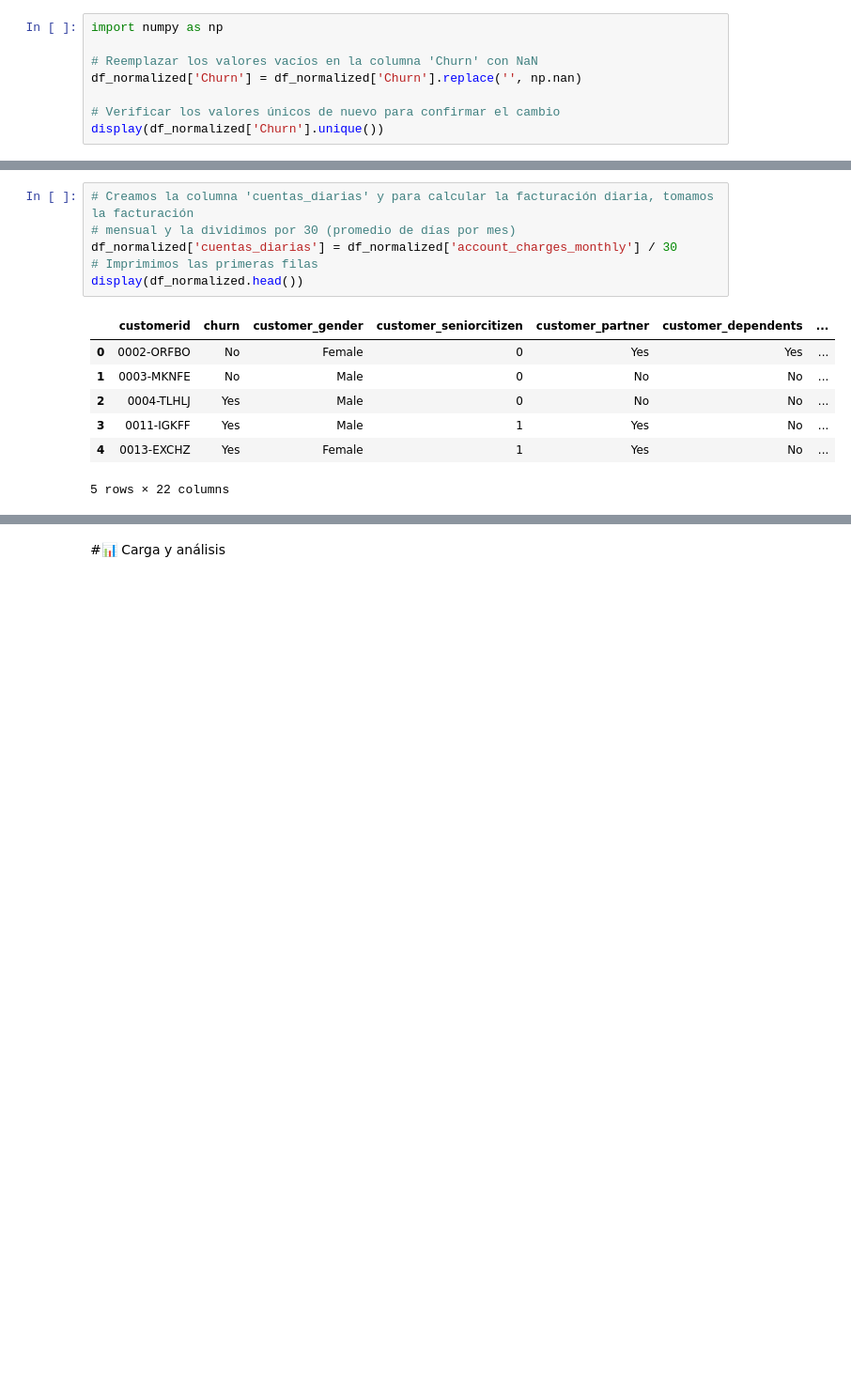
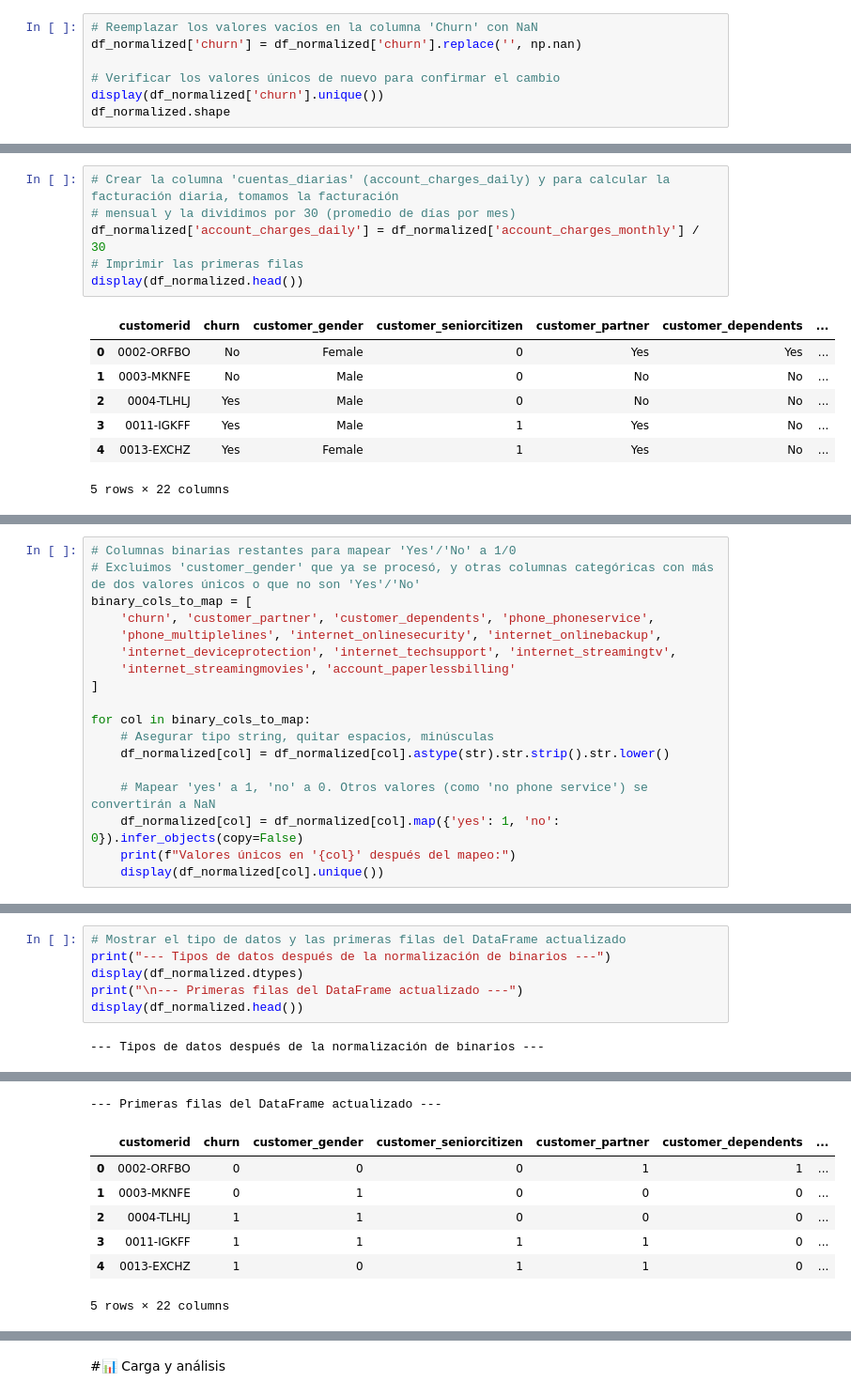
Before and after one commit to Gaby46Pe/challenge2-data-science-LATAM-gap, a Jupyter notebook: TelecomX_LATAM.ipynb, the cells around one changed output, grey strips where cells are left out. Shown at 94% size. Saved outputs shown, nothing was run; the diff lists cells and outputs as text; blank space fills up the shorter version.

Commit message:
Actualización del notebook TelecomX_LATAM.ipynb para reflejar cambios recientes en el preprocesamiento de datos y la normalización.

```diff
--- a/TelecomX_LATAM.ipynb
+++ b/TelecomX_LATAM.ipynb
@@ -99,10 +194,9 @@ array(['Female', 'Male'], dtype=object)
 # %%
-import numpy as np
-
 # Reemplazar los valores vacíos en la columna 'Churn' con NaN
-df_normalized['Churn'] = df_normalized['Churn'].replace('', np.nan)
+df_normalized['churn'] = df_normalized['churn'].replace('', np.nan)
 
 # Verificar los valores únicos de nuevo para confirmar el cambio
-display(df_normalized['Churn'].unique())
+display(df_normalized['churn'].unique())
+df_normalized.shape
 # %% [output]
 array(['No', 'Yes', nan], dtype=object)
@@ -294,10 +270,10 @@ Index(['customerid', 'churn', 'customer_gender', 'customer_seniorcitizen',
        'account_charges_monthly', 'account_charges_total'],
       dtype='object')
 # %%
-# Creamos la columna 'cuentas_diarias' y para calcular la facturación diaria, tomamos la facturación
+# Crear la columna 'cuentas_diarias' (account_charges_daily) y para calcular la facturación diaria, tomamos la facturación
 # mensual y la dividimos por 30 (promedio de días por mes)
-df_normalized['cuentas_diarias'] = df_normalized['account_charges_monthly'] / 30
-# Imprimimos las primeras filas
+df_normalized['account_charges_daily'] = df_normalized['account_charges_monthly'] / 30
+# Imprimir las primeras filas
 display(df_normalized.head())
 # %% [output]
 |  | customerid | churn | customer_gender | customer_seniorcitizen | customer_partner | customer_dependents | ... |
@@ -355,0 +337,18 @@ Name: customer_gender, Length: 7043, dtype: object
+# %%
+# Columnas binarias restantes para mapear 'Yes'/'No' a 1/0
+# Excluimos 'customer_gender' que ya se procesó, y otras columnas categóricas con más de dos valores únicos o que no son 'Yes'/'No'
+binary_cols_to_map = [
+    'churn', 'customer_partner', 'customer_dependents', 'phone_phoneservice',
+    'phone_multiplelines', 'internet_onlinesecurity', 'internet_onlinebackup',
+    'internet_deviceprotection', 'internet_techsupport', 'internet_streamingtv',
+    'internet_streamingmovies', 'account_paperlessbilling'
+]
+
+for col in binary_cols_to_map:
+    # Asegurar tipo string, quitar espacios, minúsculas
+    df_normalized[col] = df_normalized[col].astype(str).str.strip().str.lower()
+
+    # Mapear 'yes' a 1, 'no' a 0. Otros valores (como 'no phone service') se convertirán a NaN
+    df_normalized[col] = df_normalized[col].map({'yes': 1, 'no': 0}).infer_objects(copy=False)
+    print(f"Valores únicos en '{col}' después del mapeo:")
+    display(df_normalized[col].unique())
@@ -355,0 +410,8 @@ Name: customer_gender, Length: 7043, dtype: object
+# %%
+# Mostrar el tipo de datos y las primeras filas del DataFrame actualizado
+print("--- Tipos de datos después de la normalización de binarios ---")
+display(df_normalized.dtypes)
+print("\n--- Primeras filas del DataFrame actualizado ---")
+display(df_normalized.head())
+# %% [output]
+--- Tipos de datos después de la normalización de binarios ---
@@ -356,3 +435,11 @@ Name: customer_gender, Length: 7043, dtype: object
+--- Primeras filas del DataFrame actualizado ---
+|  | customerid | churn | customer_gender | customer_seniorcitizen | customer_partner | customer_dependents | ... |
+| 0 | 0002-ORFBO | 0 | 0 | 0 | 1 | 1 | ... |
+| 1 | 0003-MKNFE | 0 | 1 | 0 | 0 | 0 | ... |
+| 2 | 0004-TLHLJ | 1 | 1 | 0 | 0 | 0 | ... |
+| 3 | 0011-IGKFF | 1 | 1 | 1 | 1 | 0 | ... |
+| 4 | 0013-EXCHZ | 1 | 0 | 1 | 1 | 0 | ... |
+5 rows × 22 columns
 # %%
 # Solo para 'customer_gender': Unificar a minúsculas, reemplazar 'female': 0 y 'male': 1
 # Agregar .strip() - para eliminar espacios en blanco antes/después de los valores
```
Also changed, not shown: parts of 54 cells of this notebook.
